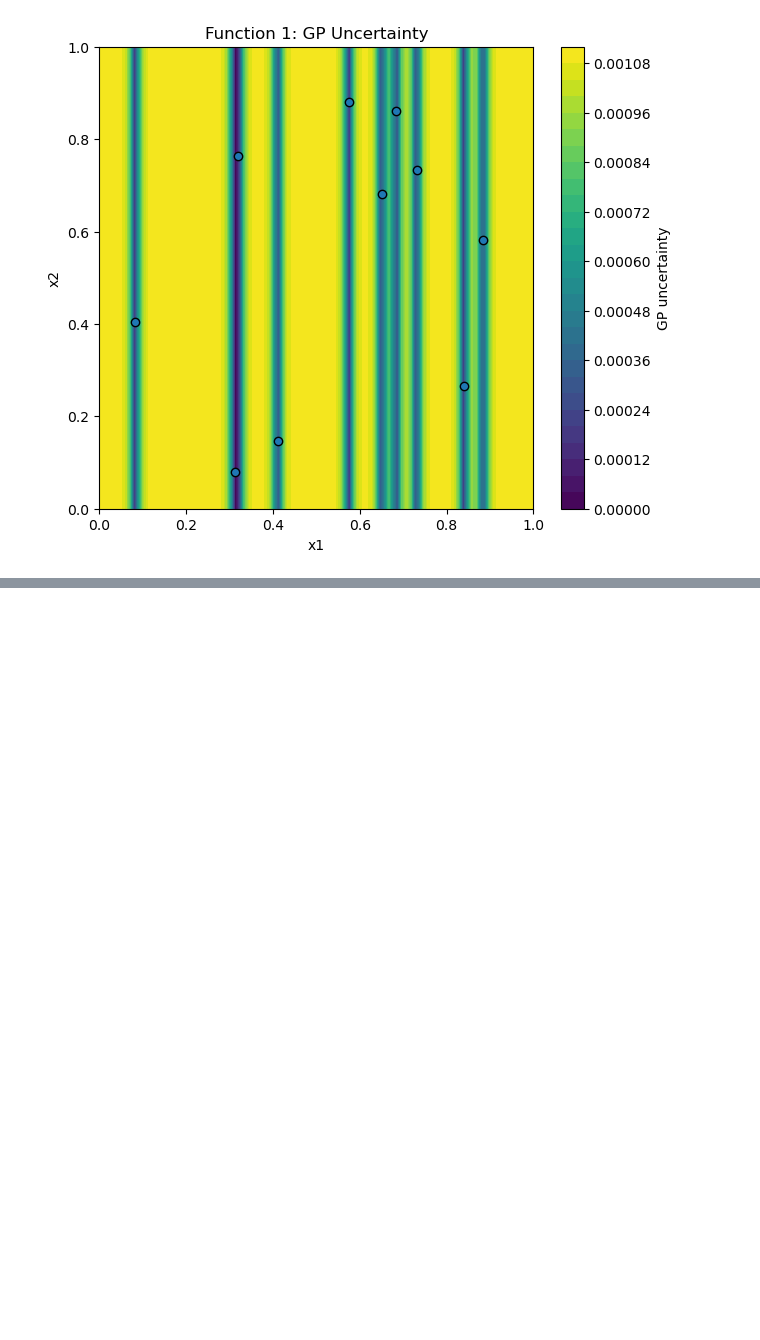
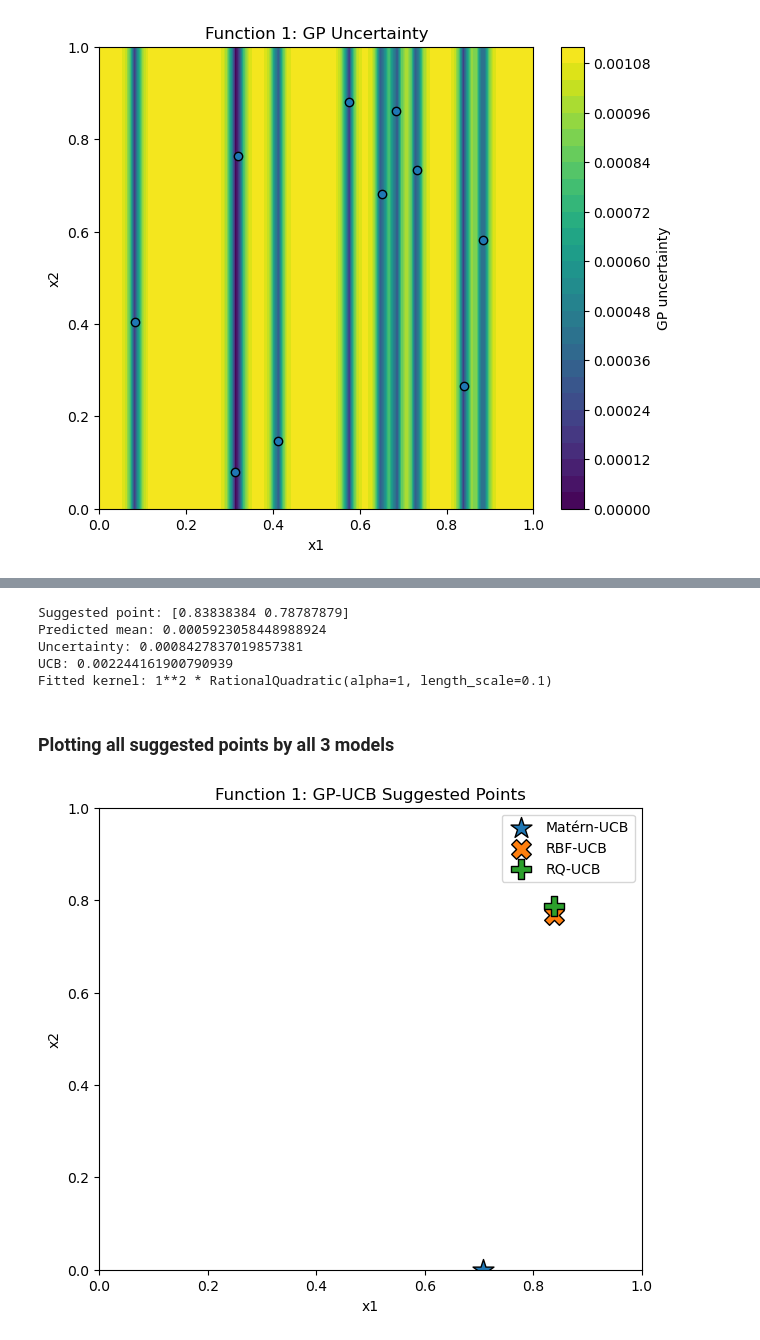
Before and after one commit to mkamar17/bbocapstone, a Jupyter notebook: project/stage-two/initial_data/function_1/function_1_analysis.ipynb, the cells around one changed output, grey strips where cells are left out. Drawn from its saved outputs; the diff is of its cells as text; code cells hidden in the pictures; blank space fills up the shorter version.

```diff
--- a/project/stage-two/initial_data/function_1/function_1_analysis.ipynb
+++ b/project/stage-two/initial_data/function_1/function_1_analysis.ipynb
@@ -144,0 +455,55 @@ plt.show()
+# %%
+print("Suggested point:", suggested_point_rq)
+print("Predicted mean:", mean_rq[best_index_rq])
+print("Uncertainty:", std_rq[best_index_rq])
+print("UCB:", ucb_rq[best_index_rq])
+print("Fitted kernel:", gp_rq.kernel_)
+# %% [output]
+Suggested point: [0.83838384 0.78787879]
+Predicted mean: 0.0005923058448988924
+Uncertainty: 0.0008427837019857381
+UCB: 0.002244161900790939
+Fitted kernel: 1**2 * RationalQuadratic(alpha=1, length_scale=0.1)
+# %% [markdown]
+### Plotting all suggested points by all 3 models
+# %%
+plt.figure(figsize=(7, 6))
+
+# Matérn suggestion
+plt.scatter(
+    0.707071, 0.000000,
+    marker="*",
+    s=250,
+    edgecolor="black",
+    label="Matérn-UCB"
+)
+
+# RBF suggestion
+plt.scatter(
+    0.838384, 0.767677,
+    marker="X",
+    s=200,
+    edgecolor="black",
+    label="RBF-UCB"
+)
+
+# Rational Quadratic suggestion
+plt.scatter(
+    0.838384, 0.787879,
+    marker="P",
+    s=200,
+    edgecolor="black",
+    label="RQ-UCB"
+)
+
+plt.xlabel("x1")
+plt.ylabel("x2")
+plt.xlim(0, 1)
+plt.ylim(0, 1)
+
+plt.title("Function 1: GP-UCB Suggested Points")
+plt.legend()
+
+plt.show()
+# %% [output]
+[figure, added]
```
Also changed, not shown: parts of 27 cells of this notebook.
